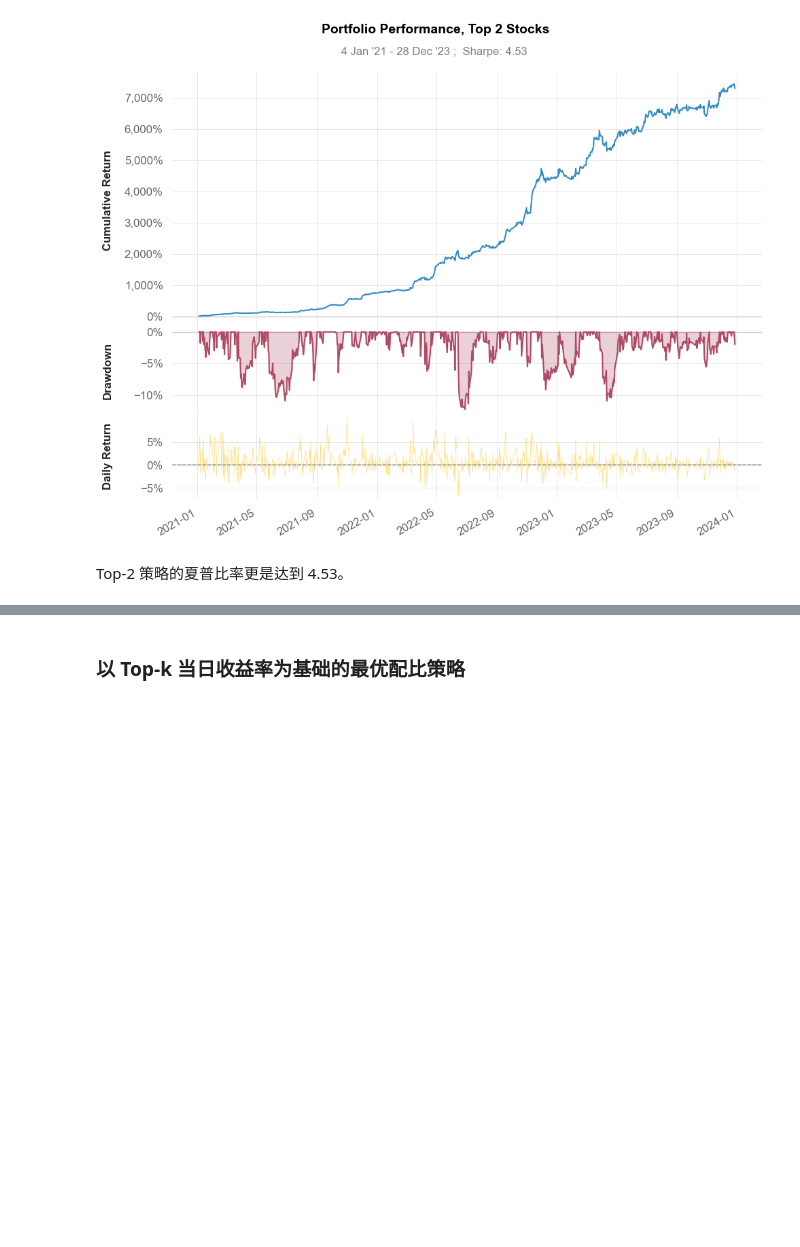
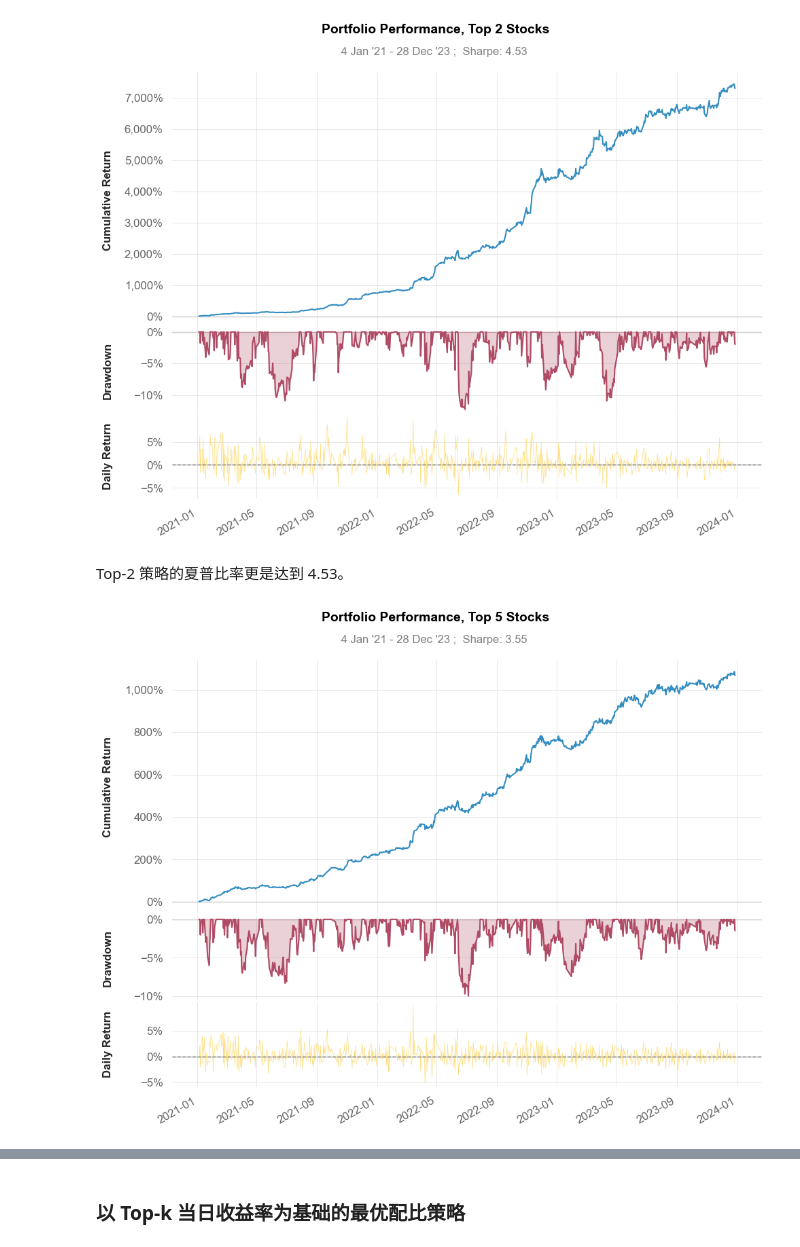
Before and after one commit to Str8Chr/hs300strategy, a Jupyter notebook: source_code.ipynb, the cells around one changed output, grey strips where cells are left out. Drawn from its saved outputs; the diff is of its cells as text; code cells hidden in the pictures; blank space fills up the shorter version.

```diff
--- a/source_code.ipynb
+++ b/source_code.ipynb
@@ -571,3 +571,9 @@ cal_and_plot_return(k_2_portfolio, title=f'Portfolio Performance, Top {k} Stocks
 [figure]
 # %% [markdown]
 Top-2 策略的夏普比率更是达到 4.53。
+# %%
+k = 5
+k_5_portfolio = buy_k_th_strategy(k)
+cal_and_plot_return(k_5_portfolio, title=f'Portfolio Performance, Top {k} Stocks')
+# %% [output]
+[figure, added]
```
Also changed, not shown: parts of 10 cells of this notebook.
